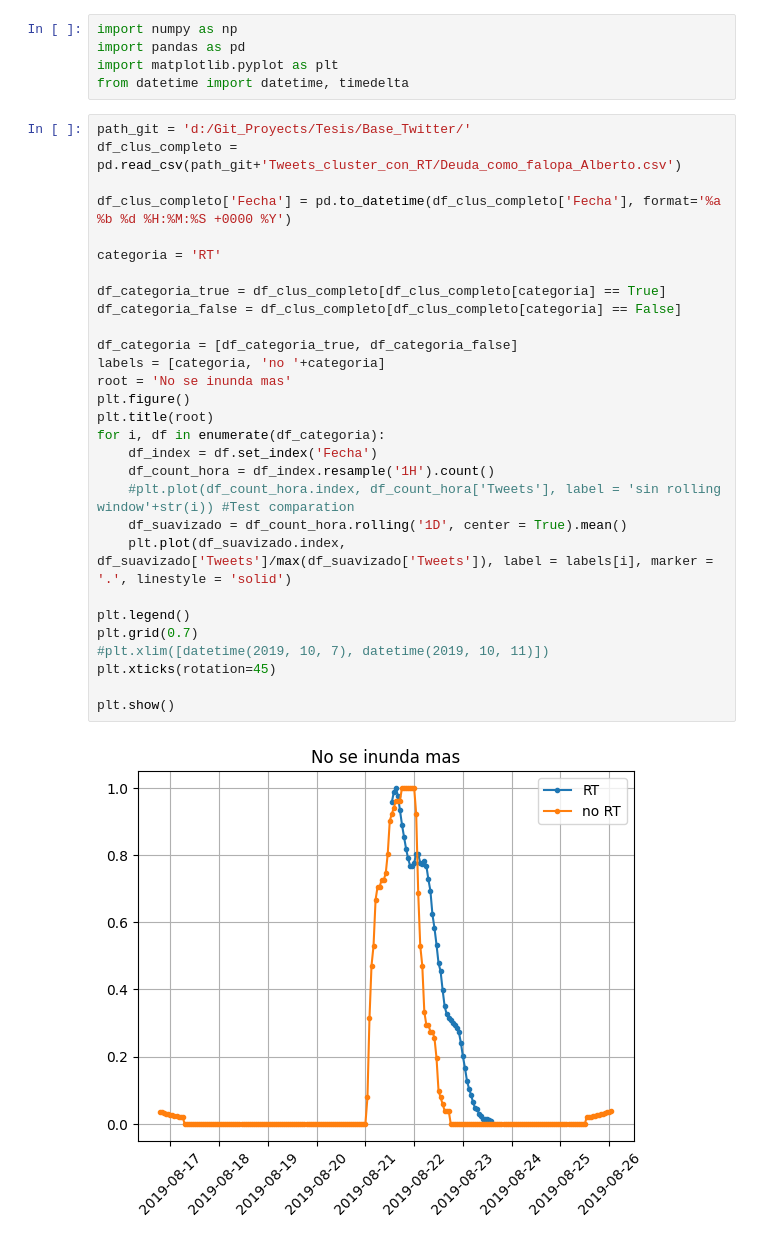
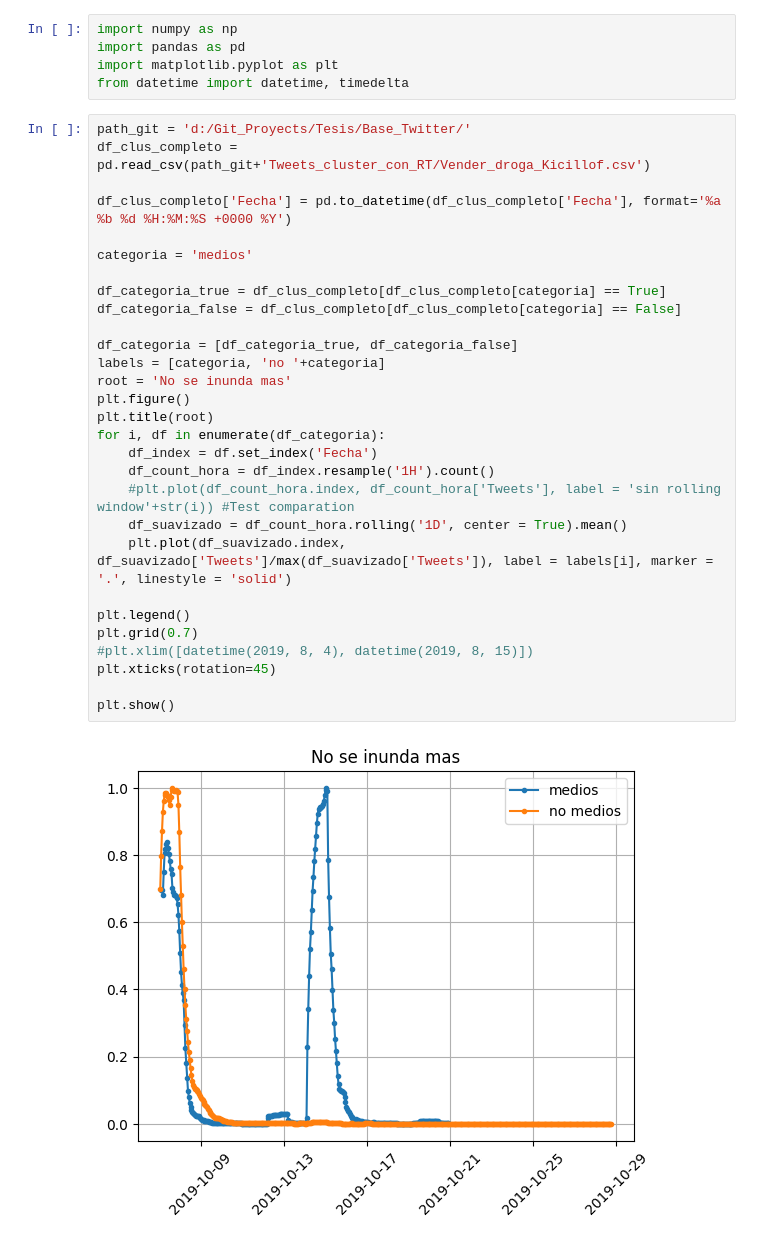
Before and after one commit to Ale-Mildiner/Tesis, a Jupyter notebook: Base_Twitter/Series_Temporales.ipynb, the cells around one changed output. Saved outputs shown, nothing was run; the diff lists cells and outputs as text.

```diff
--- a/Base_Twitter/Series_Temporales.ipynb
+++ b/Base_Twitter/Series_Temporales.ipynb
@@ -5,32 +5,32 @@ import matplotlib.pyplot as plt
 from datetime import datetime, timedelta
 # %%
 path_git = 'd:/Git_Proyects/Tesis/Base_Twitter/'
-df_clus_completo = pd.read_csv(path_git+'Tweets_cluster_con_RT/Deuda_como_falopa_Alberto.csv')
+df_clus_completo = pd.read_csv(path_git+'Tweets_cluster_con_RT/Vender_droga_Kicillof.csv')
 
 df_clus_completo['Fecha'] = pd.to_datetime(df_clus_completo['Fecha'], format='%a %b %d %H:%M:%S +0000 %Y')
 
-categoria = 'RT'
+categoria = 'medios'
 
 df_categoria_true = df_clus_completo[df_clus_completo[categoria] == True]
 df_categoria_false = df_clus_completo[df_clus_completo[categoria] == False]
 
 df_categoria = [df_categoria_true, df_categoria_false]
 labels = [categoria, 'no '+categoria]
 root = 'No se inunda mas'
 plt.figure()
 plt.title(root)
 for i, df in enumerate(df_categoria):
     df_index = df.set_index('Fecha')
     df_count_hora = df_index.resample('1H').count()
     #plt.plot(df_count_hora.index, df_count_hora['Tweets'], label = 'sin rolling window'+str(i)) #Test comparation
     df_suavizado = df_count_hora.rolling('1D', center = True).mean()
     plt.plot(df_suavizado.index, df_suavizado['Tweets']/max(df_suavizado['Tweets']), label = labels[i], marker = '.', linestyle = 'solid')
 
 plt.legend()
 plt.grid(0.7)
-#plt.xlim([datetime(2019, 10, 7), datetime(2019, 10, 11)])
+#plt.xlim([datetime(2019, 8, 4), datetime(2019, 8, 15)])
 plt.xticks(rotation=45)
 
 plt.show()
 # %% [output]
-[figure, old version]
+[figure, new version]
```
Also changed, not shown: 3 other files.
